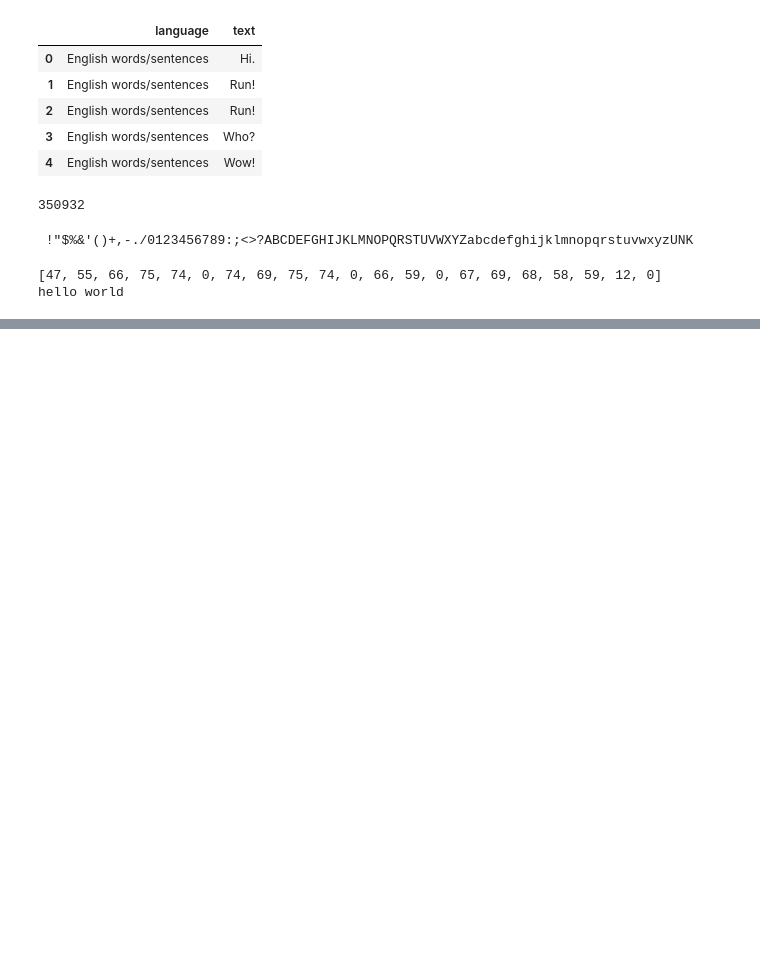
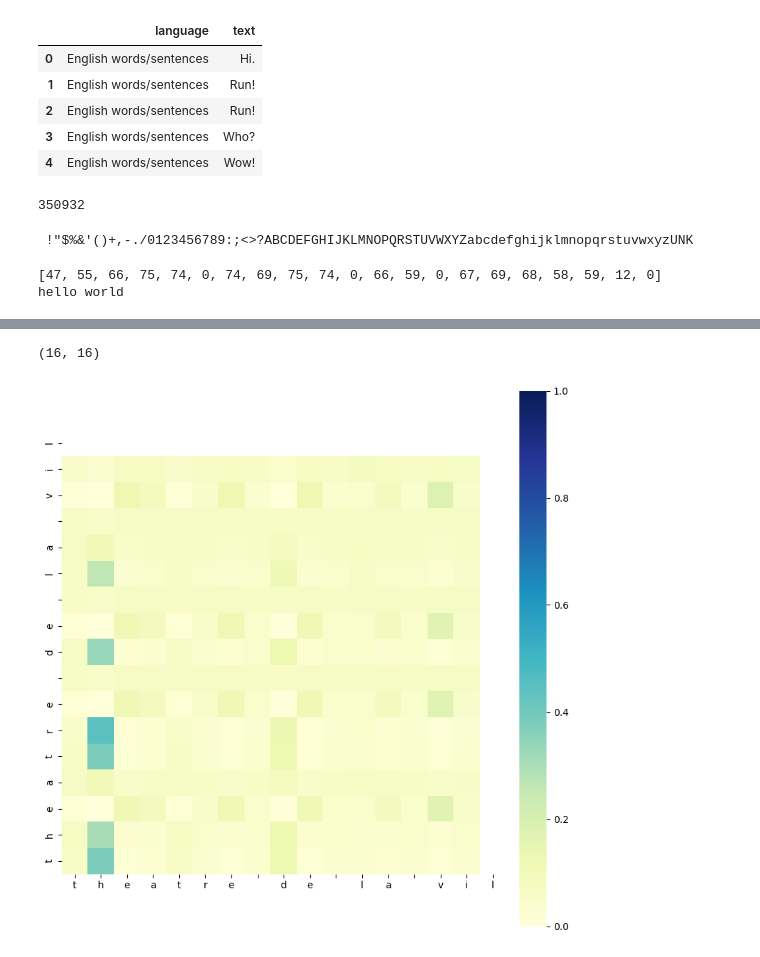
Before and after one commit to Looyyd/Attention-Architecture-Toys, a Jupyter notebook: notebooks/tests.ipynb, the cells around one changed output, grey strips where cells are left out. Cells and saved outputs as stored; diff of their text form; code cells hidden in the pictures; blank space fills up the shorter version.

Commit message:
added heatmap of attention

```diff
--- a/notebooks/tests.ipynb
+++ b/notebooks/tests.ipynb
@@ -96,6 +96,8 @@ class MultiHeadSelfAttention(tf.keras.layers.Layer):
         self.value_dense = layers.Dense(embed_dim)
         self.combine_heads = layers.Dense(embed_dim)
 
+        self.attention_weights = None
+
     def attention(self, query, key, value):
         score = tf.matmul(query, key, transpose_b=True) # (batch_size, seq_len, seq_len)
         dim_key = tf.cast(tf.shape(key)[-1], tf.float32) # scalar value of the last dimension of key
@@ -105,6 +107,7 @@ class MultiHeadSelfAttention(tf.keras.layers.Layer):
 
         output = tf.matmul(weights, value)
         # (batch_size, seq_len, seq_len) * (batch_size, num_heads, seq_len, embed_dim/num_heads) = (batch_size, num_heads, seq_len, embed_dim/num_heads)
+        self.attention_weights = weights
 
         return output, weights
 
@@ -125,10 +128,11 @@ class MultiHeadSelfAttention(tf.keras.layers.Layer):
         attention = tf.transpose(attention, perm=[0, 2, 1, 3])  # (batch_size, seq_len, num_heads, embed_dim/num_heads)
         concat_attention = tf.reshape(attention, (batch_size, -1, self.embed_dim))  # (batch_size, seq_len, embed_dim)
         output = self.combine_heads(concat_attention)  # (batch_size, seq_len, embed_dim)
+
         return output
 # %%
 from dataclasses import dataclass
-block_size = 8 # 8 characters per block
+block_size = 16 # 8 characters per block
 
 @dataclass
 class Config:
@@ -218,7 +226,7 @@ print(x.shape)
 # %%
 
 # test the model on my own text
-my_text = 'typical'
+my_text = 'theatre de la vil'
 my_text_encoded = encode_text(my_text)
 my_text_encoded = pad_sequences([my_text_encoded], maxlen=block_size, padding='post', truncating='post')
 
@@ -242,0 +243,18 @@ English
+# %%
+import matplotlib.pyplot as plt
+import seaborn as sns
+
+
+prediction = model(my_text_encoded)
+
+plt.figure(figsize=(10,10))
+attention_weights = model.layers[1].attention_weights[0, 1].numpy()
+print(attention_weights.shape)
+
+labels= [char for char in my_text]
+ax = sns.heatmap(attention_weights, square=True, vmin=0.0, vmax=1.0, cmap="YlGnBu", xticklabels=labels, yticklabels=labels)
+ax.invert_yaxis()
+plt.show()
+# %% [output]
+(16, 16)
+[figure, added]
```
Also changed, not shown: parts of 5 cells of this notebook.
